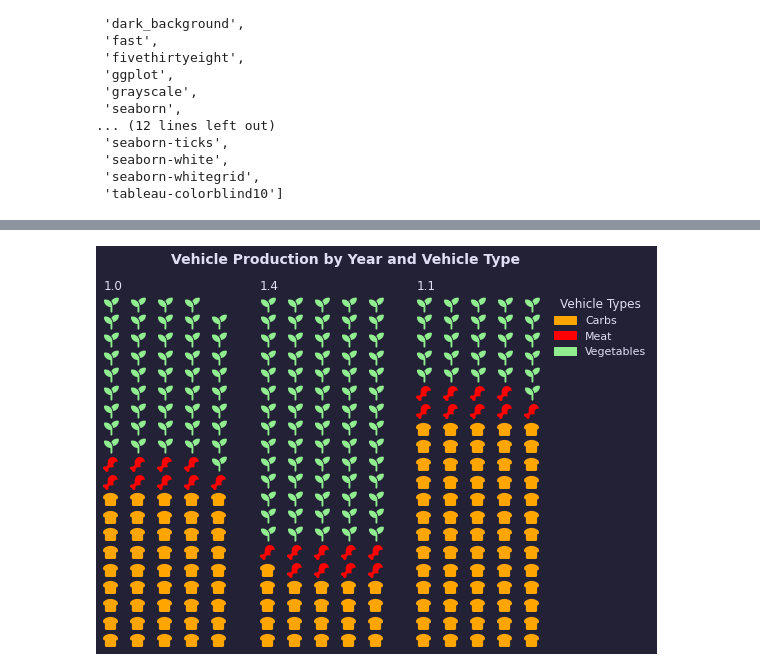
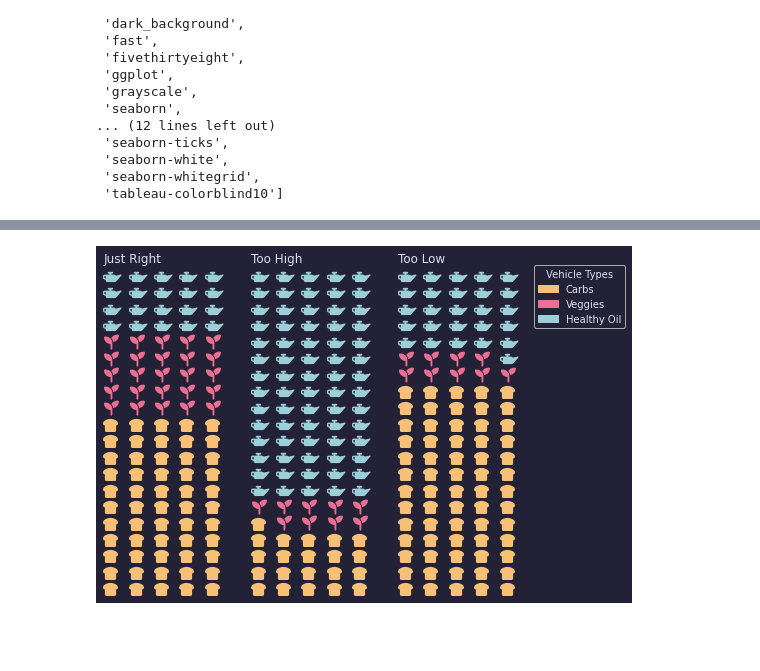
Before and after one commit to msimbao/counselsonlifestyle, a Jupyter notebook: plots/finalplayground.ipynb, the cells around one changed output, grey strips where cells are left out. Drawn from its saved outputs; the diff is of its cells as text; code cells hidden in the pictures; blank space fills up the shorter version.

```diff
--- a/plots/finalplayground.ipynb
+++ b/plots/finalplayground.ipynb
@@ -93,19 +96,19 @@ import matplotlib.patches as mpatches # for the legend
 from pywaffle import Waffle
 import pandas as pd
 
-
+plt.style.use("rose-pine-moon.mplstyle")
 
 data = {
-    '1.0': [50, 10, 50],
-    '1.4': [23, 10, 77],
-    '1.1': [71, 10, 29]
+    'Just Right': [55, 25, 20],
+    'Too High': [23, 10, 77],
+    'Too Low': [71, 10, 29]
 }
 
 df = pd.DataFrame(data,
-                  index=['Carbs', 'Meat','Vegetables'])
+                  index=['Carbs', 'Veggies','Healthy Oil'])
 
 number_of_bars = len(df.columns) # one bar per year
-colors = ["orange", "red", "lightgreen"]
+colors = ["#f6c177", "#eb6f92", "#9ccfd8"]
 
 # Init the whole figure and axes
 fig, axs = plt.subplots(nrows=1,
@@ -119,34 +122,34 @@ for i,ax in enumerate(axs):
     values = df[col_name]/1000 # values from the i-th column
 
     Waffle.make_waffle(
         ax=ax,  # pass axis to make_waffle
         rows=20,
         columns=5,
         values=values,
         title={"label": col_name, "loc": "left"},
         colors=colors,
         vertical=True,
-        icons=['bread-slice', 'drumstick-bite','seedling'],
+        icons=['bread-slice', 'seedling','oil-can'],
         font_size=15, # size of each point
         icon_legend=True,
         legend={'loc': 'upper left', 'bbox_to_anchor': (1, 1)},
     )
 
 # Add a title
-fig.suptitle('Vehicle Production by Year and Vehicle Type',
-             fontsize=14, fontweight='bold')
+# fig.suptitle('Vehicle Production by Year and Vehicle Type',
+#              fontsize=14, fontweight='bold')
 
 
 # Add a legend
 legend_labels = df.index
 legend_elements = [mpatches.Patch(color=colors[i],
                                   label=legend_labels[i]) for i in range(len(colors))]
 fig.legend(handles=legend_elements,
            loc="upper right",
            title="Vehicle Types",
            bbox_to_anchor=(1.04, 0.9))
 
 plt.subplots_adjust(right=0.85)
 plt.show()
 # %% [output]
-[figure, old version]
+[figure, new version]
```
Also changed, not shown: parts of 5 cells of this notebook, 30 other files.
